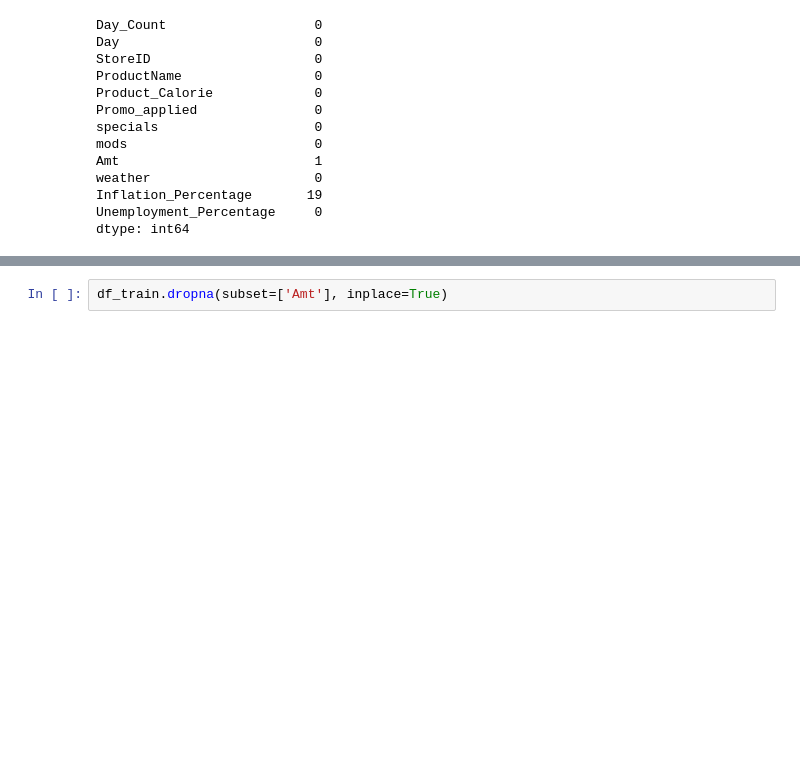
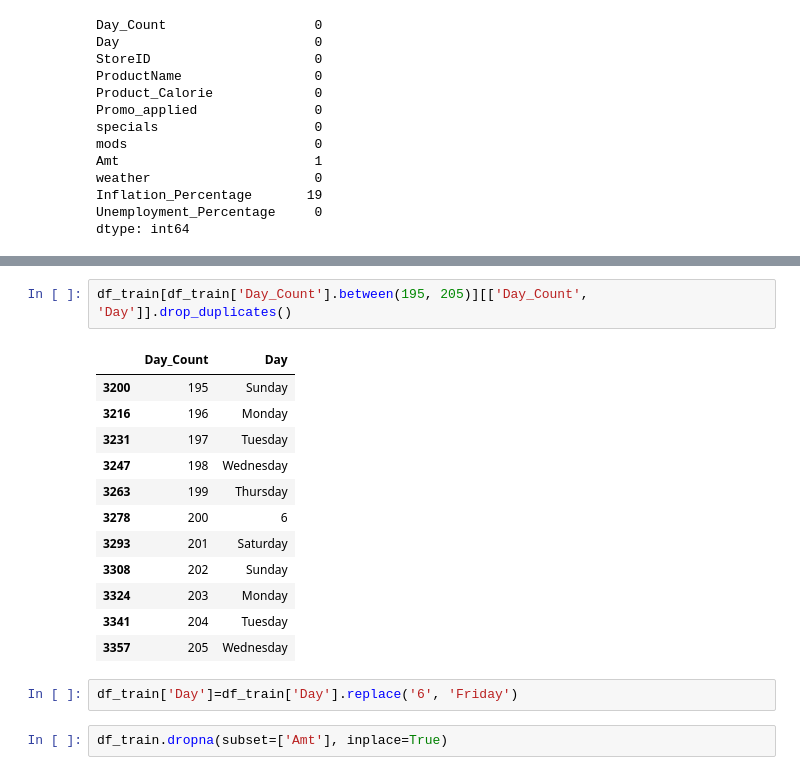
Before and after one commit to Sarthakpurii/product-demand-prediction, a Jupyter notebook: data_preprocessing_global.ipynb, the cells around one changed output, grey strips where cells are left out. Drawn from its saved outputs; the diff is of its cells as text; blank space fills up the shorter version.

```diff
--- a/data_preprocessing_global.ipynb
+++ b/data_preprocessing_global.ipynb
@@ -178,3 +202,20 @@ dtype: int64
+# %%
+df_train[df_train['Day_Count'].between(195, 205)][['Day_Count', 'Day']].drop_duplicates()
+# %% [output]
+|  | Day_Count | Day |
+| 3200 | 195 | Sunday |
+| 3216 | 196 | Monday |
+| 3231 | 197 | Tuesday |
+| 3247 | 198 | Wednesday |
+| 3263 | 199 | Thursday |
+| 3278 | 200 | 6 |
+| 3293 | 201 | Saturday |
+| 3308 | 202 | Sunday |
+| 3324 | 203 | Monday |
+| 3341 | 204 | Tuesday |
+| 3357 | 205 | Wednesday |
+# %%
+df_train['Day']=df_train['Day'].replace('6', 'Friday')
 # %%
 df_train.dropna(subset=['Amt'], inplace=True)
 # %%
```
Also changed, not shown: parts of 3 cells of this notebook, 1 other file.
